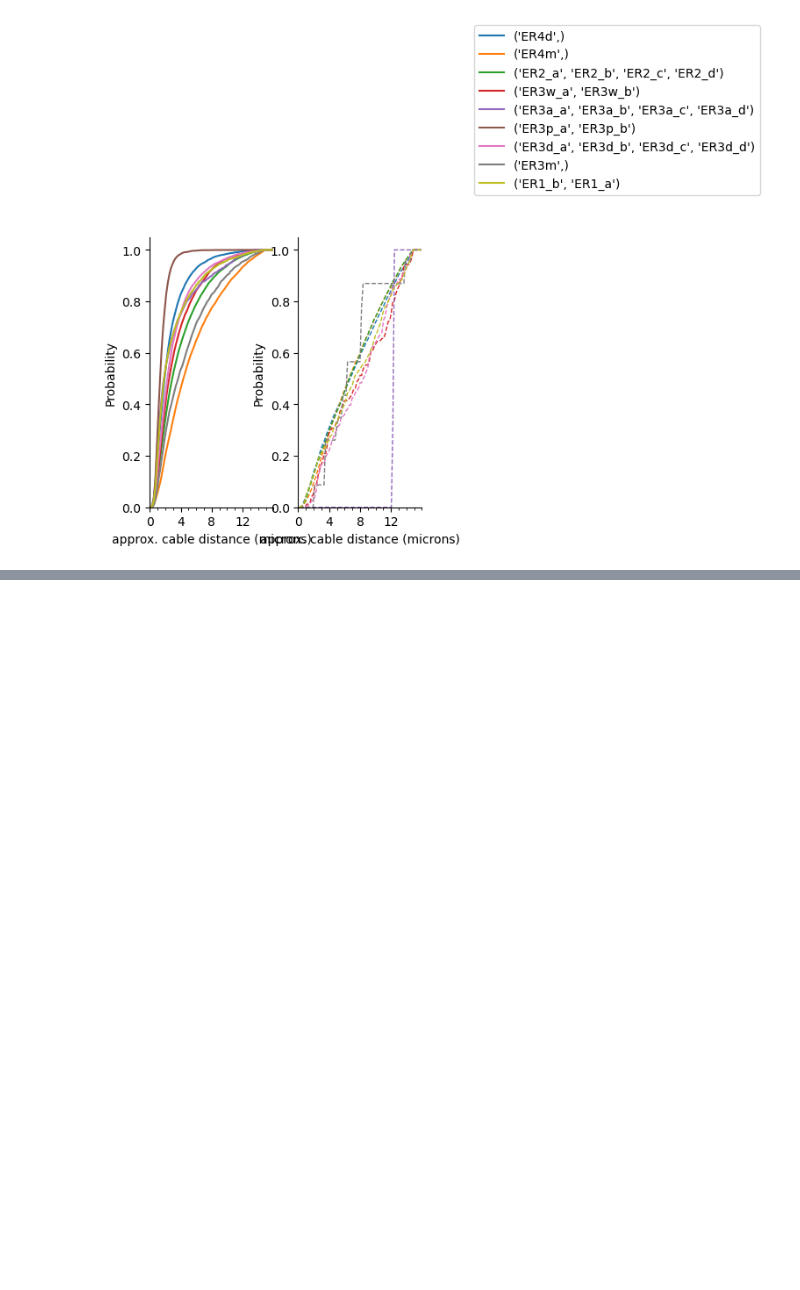
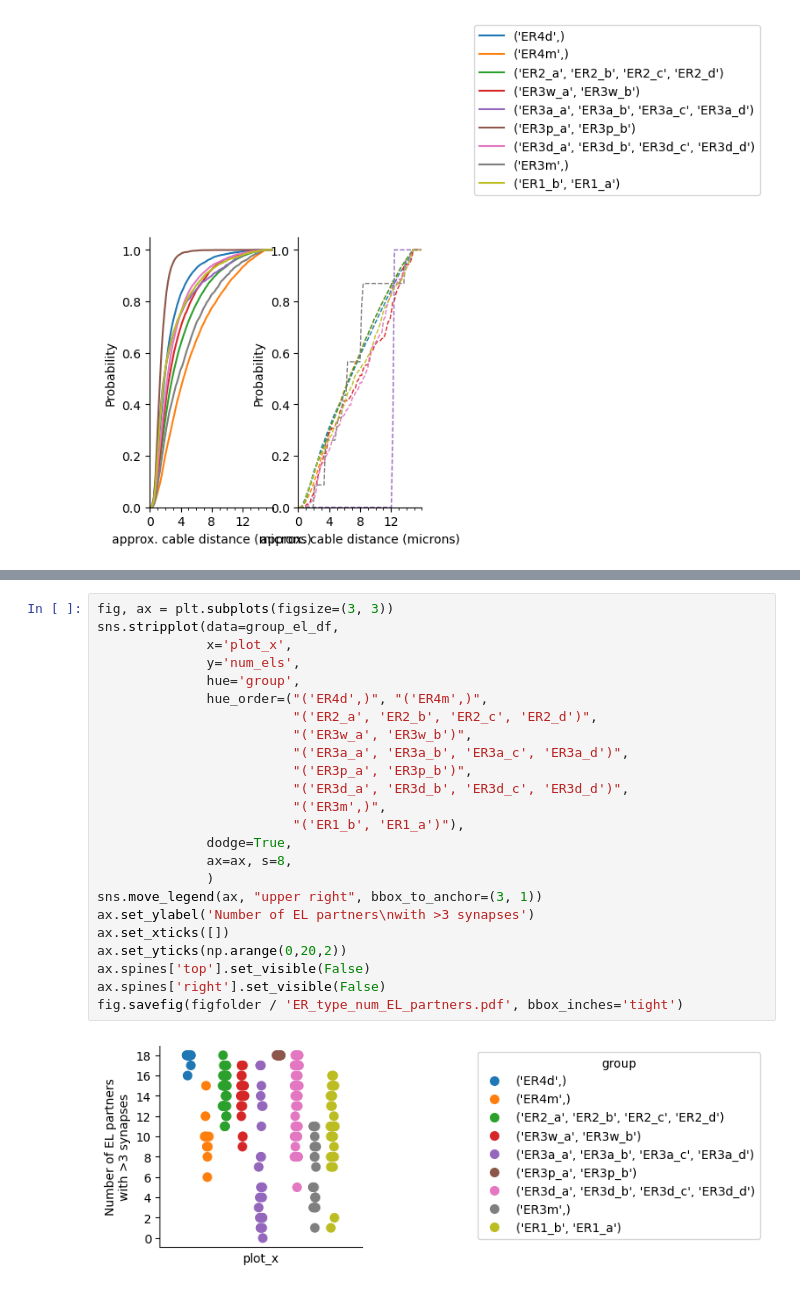
Before and after one commit to yfisher-lab/NeuromodPlasticity, a Jupyter notebook: NeuromodPlasticity/figures/connectomics/synapse_distance.ipynb, the cells around one changed output, grey strips where cells are left out. Drawn from its saved outputs; the diff is of its cells as text; blank space fills up the shorter version.

```diff
--- a/NeuromodPlasticity/figures/connectomics/synapse_distance.ipynb
+++ b/NeuromodPlasticity/figures/connectomics/synapse_distance.ipynb
@@ -515,0 +587,26 @@ fig.savefig(figfolder / 'all_dist_to_EPG_syn_cumulative.pdf', bbox_inches='tight
+# %%
+fig, ax = plt.subplots(figsize=(3, 3))
+sns.stripplot(data=group_el_df,
+              x='plot_x',
+              y='num_els',
+              hue='group',
+              hue_order=("('ER4d',)", "('ER4m',)",
+                         "('ER2_a', 'ER2_b', 'ER2_c', 'ER2_d')",
+                         "('ER3w_a', 'ER3w_b')",
+                         "('ER3a_a', 'ER3a_b', 'ER3a_c', 'ER3a_d')",
+                         "('ER3p_a', 'ER3p_b')",
+                         "('ER3d_a', 'ER3d_b', 'ER3d_c', 'ER3d_d')",
+                         "('ER3m',)",
+                         "('ER1_b', 'ER1_a')"),
+              dodge=True,
+              ax=ax, s=8,
+              )
+sns.move_legend(ax, "upper right", bbox_to_anchor=(3, 1))
+ax.set_ylabel('Number of EL partners\nwith >3 synapses')
+ax.set_xticks([])
+ax.set_yticks(np.arange(0,20,2))
+ax.spines['top'].set_visible(False)
+ax.spines['right'].set_visible(False)
+fig.savefig(figfolder / 'ER_type_num_EL_partners.pdf', bbox_inches='tight')
+# %% [output]
+[figure, added]
```
Also changed, not shown: parts of 11 cells of this notebook, 4 other files.
